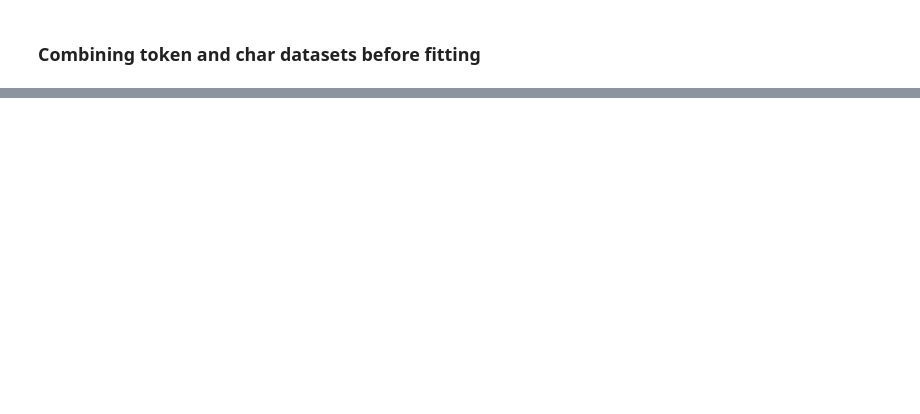
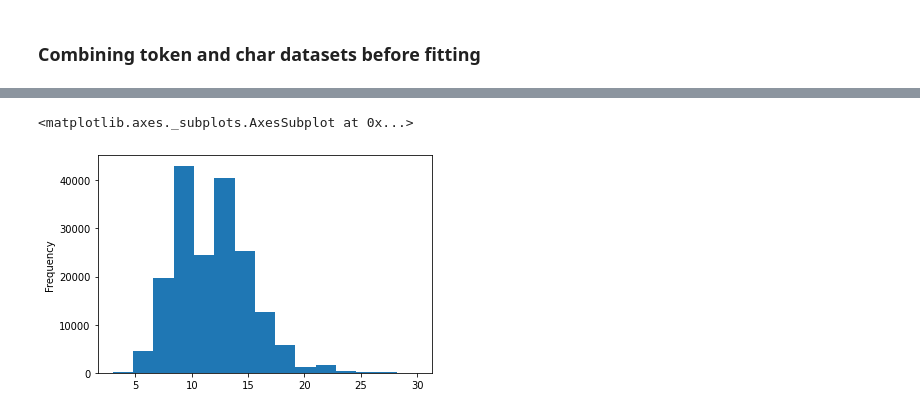
Before and after one commit to greygrease/tf-stuff, a Jupyter notebook: 09_SkimLit_NLP_Projectipynb.ipynb, the cells around one changed output, grey strips where cells are left out. Drawn from its saved outputs; the diff is of its cells as text; code cells hidden in the pictures; blank space fills up the shorter version.

```diff
--- a/09_SkimLit_NLP_Projectipynb.ipynb
+++ b/09_SkimLit_NLP_Projectipynb.ipynb
@@ -967,0 +1082,5 @@ val_char_token_dataset = val_char_token_dataset
+# %%
+train_df['total_lines'].plot.hist(bins = 15)
+# %% [output]
+<matplotlib.axes._subplots.AxesSubplot at 0x...>
+[figure, added]
```
Also changed, not shown: parts of 50 cells of this notebook.
